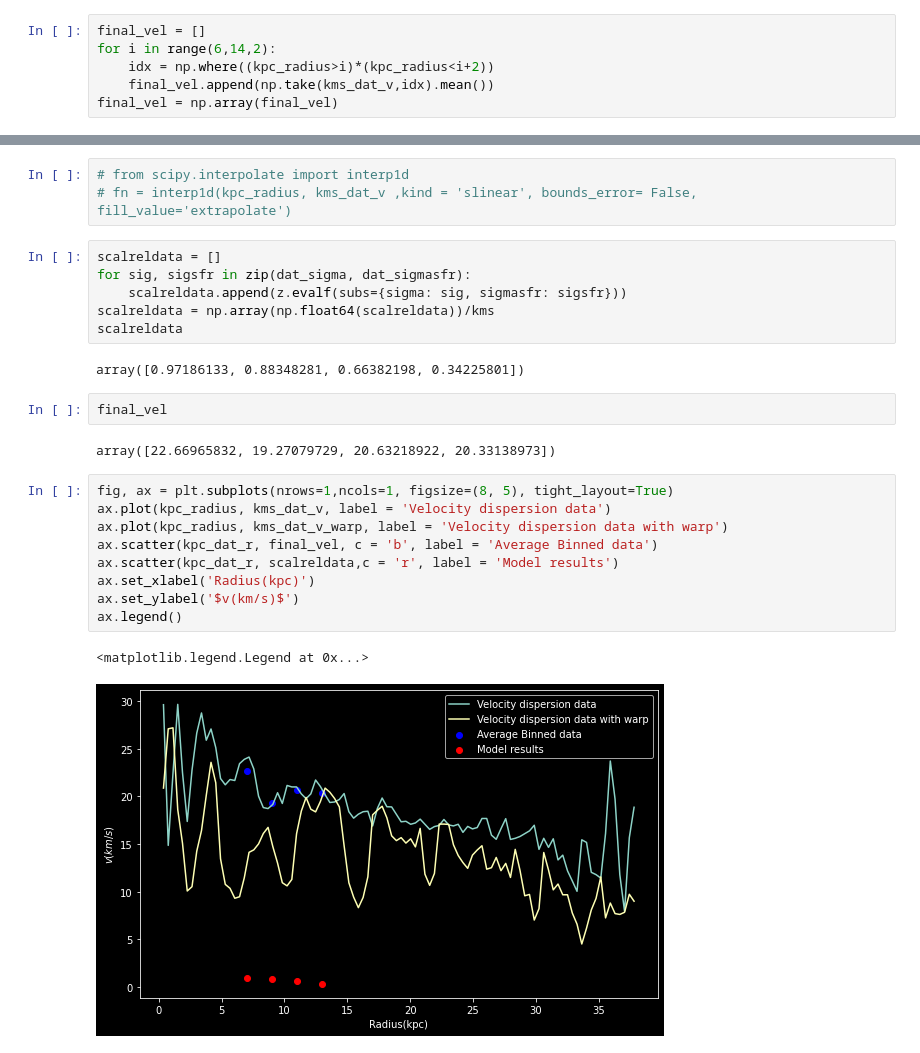
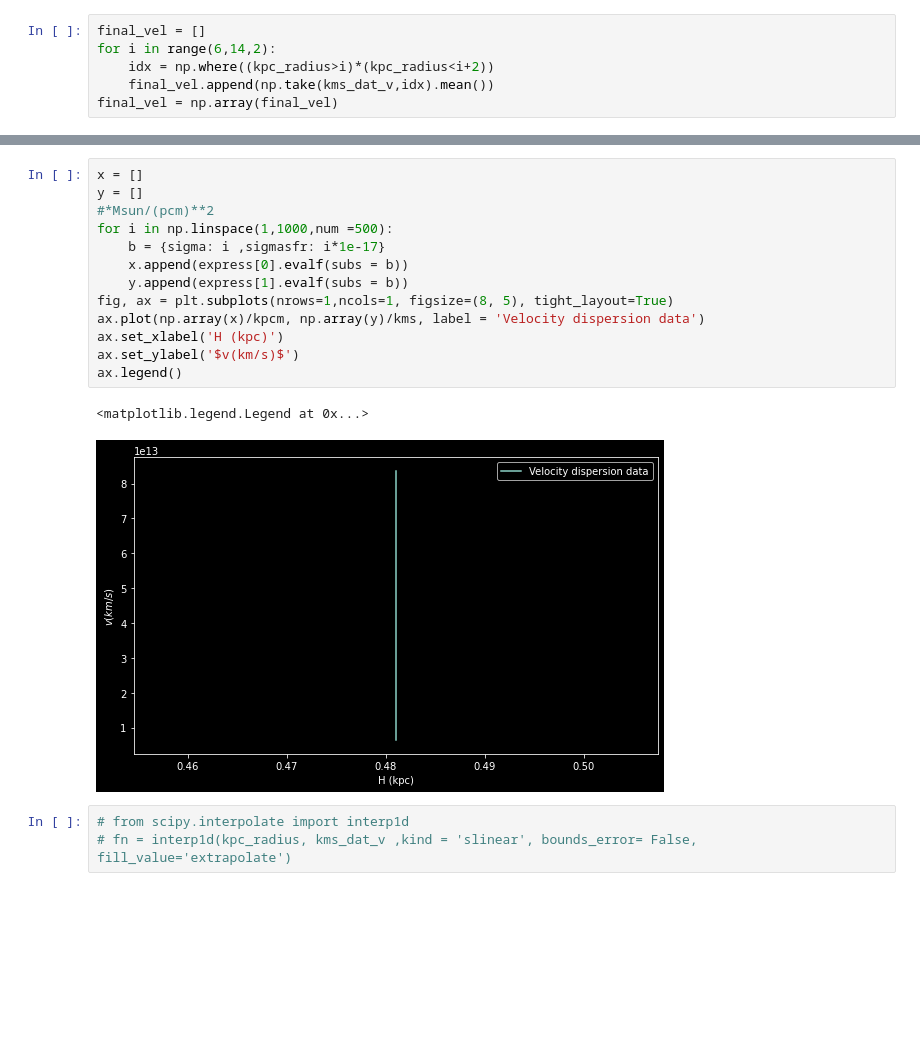
Before and after one commit to Rnazx/MSc.-Thesis, a Jupyter notebook: velocity_dispersion_m31.ipynb, the cells around one changed output, grey strips where cells are left out. Drawn from its saved outputs; the diff is of its cells as text; blank space fills up the shorter version.

```diff
--- a/velocity_dispersion_m31.ipynb
+++ b/velocity_dispersion_m31.ipynb
@@ -156,27 +189,19 @@ final_vel = np.array(final_vel)
+# %%
+x = []
+y = []
+#*Msun/(pcm)**2
+for i in np.linspace(1,1000,num =500):
+    b = {sigma: i ,sigmasfr: i*1e-17}
+    x.append(express[0].evalf(subs = b))
+    y.append(express[1].evalf(subs = b))
+fig, ax = plt.subplots(nrows=1,ncols=1, figsize=(8, 5), tight_layout=True)
+ax.plot(np.array(x)/kpcm, np.array(y)/kms, label = 'Velocity dispersion data')
+ax.set_xlabel('H (kpc)')
+ax.set_ylabel('$v(km/s)$')
+ax.legend()
+# %% [output]
+<matplotlib.legend.Legend at 0x...>
+[figure, added]
 # %%
 # from scipy.interpolate import interp1d
 # fn = interp1d(kpc_radius, kms_dat_v ,kind = 'slinear', bounds_error= False, fill_value='extrapolate')
-# %%
-scalreldata = []
-for sig, sigsfr in zip(dat_sigma, dat_sigmasfr):
-    scalreldata.append(z.evalf(subs={sigma: sig, sigmasfr: sigsfr}))
-scalreldata = np.array(np.float64(scalreldata))/kms
-scalreldata
-# %% [output]
-array([0.97186133, 0.88348281, 0.66382198, 0.34225801])
-# %%
-final_vel
-# %% [output]
-array([22.66965832, 19.27079729, 20.63218922, 20.33138973])
-# %%
-fig, ax = plt.subplots(nrows=1,ncols=1, figsize=(8, 5), tight_layout=True)
-ax.plot(kpc_radius, kms_dat_v, label = 'Velocity dispersion data')
-ax.plot(kpc_radius, kms_dat_v_warp, label = 'Velocity dispersion data with warp')
-ax.scatter(kpc_dat_r, final_vel, c = 'b', label = 'Average Binned data')
-ax.scatter(kpc_dat_r, scalreldata,c = 'r', label = 'Model results')
-ax.set_xlabel('Radius(kpc)')
-ax.set_ylabel('$v(km/s)$')
-ax.legend()
-# %% [output]
-<matplotlib.legend.Legend at 0x...>
-[figure, removed]
```
Also changed, not shown: parts of 12 cells of this notebook, 1 other file.
